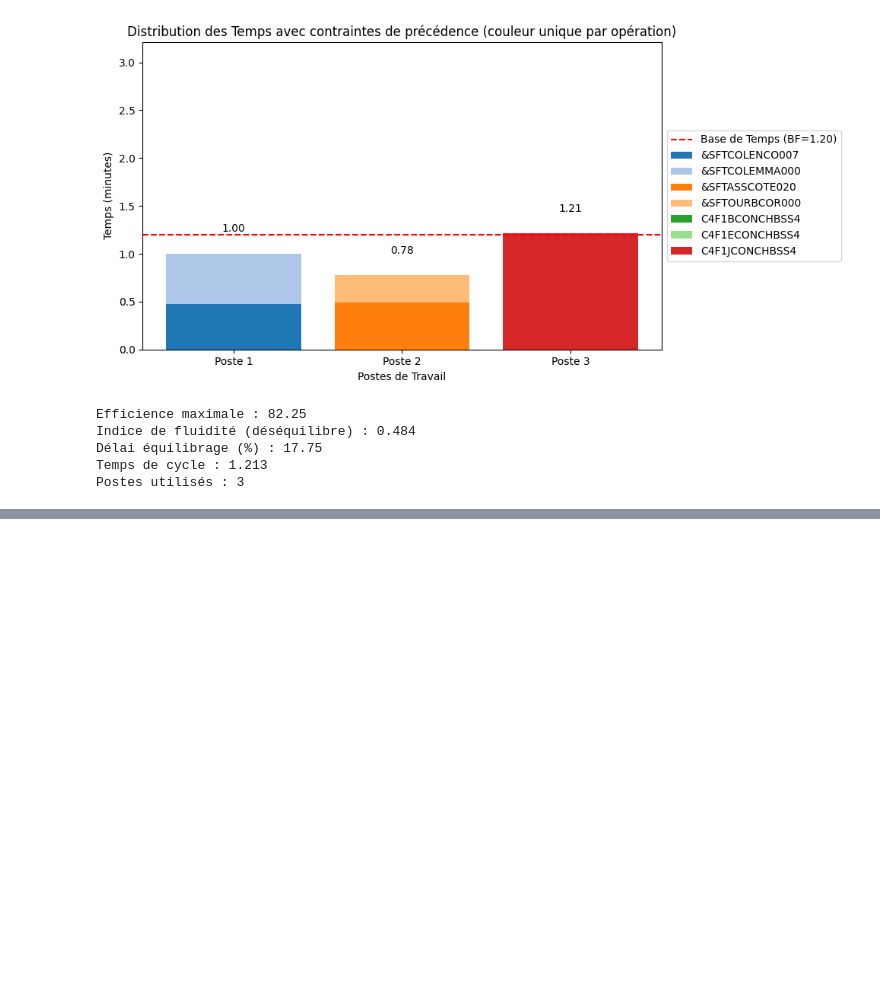
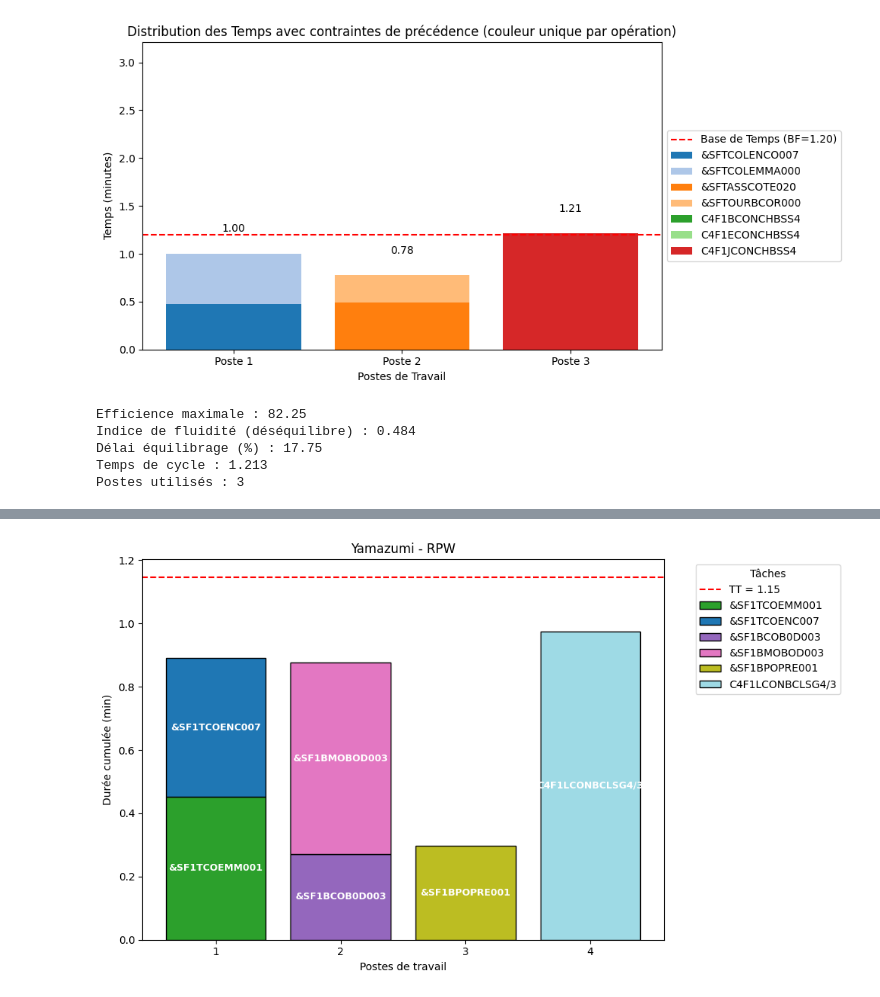
Before and after one commit to khalfaECL/FLB-Line-Balancing, a Jupyter notebook: MTE1.ipynb, the cells around one changed output, grey strips where cells are left out. Drawn from its saved outputs; the diff is of its cells as text; code cells hidden in the pictures; blank space fills up the shorter version.

```diff
--- a/MTE1.ipynb
+++ b/MTE1.ipynb
@@ -426,0 +670,37 @@ Postes utilisés : 3
+# %%
+import matplotlib.pyplot as plt
+import matplotlib.cm as cm
+import numpy as np
+
+def plot_yamazumi(workstations, tasks, TT, title="Yamazumi - RPW"):
+    """ Affiche un diagramme Yamazumi basé sur l'affectation des tâches """
+    plt.figure(figsize=(12, 6))
+    cmap = cm.get_cmap('tab20', len(tasks))
+    color_map = {task: cmap(i) for i, task in enumerate(tasks)}
+
+    for i, ws in enumerate(workstations):
+        bottom = 0
+        for task in ws:
+            duration = tasks[task]['duration']
+            plt.bar(i + 1, duration, bottom=bottom, color=color_map[task],
+                    edgecolor='black', label=task if task not in plt.gca().get_legend_handles_labels()[1] else "")
+            plt.text(i + 1, bottom + duration / 2, task, ha='center', va='center',
+                     fontsize=9, color='white', fontweight='bold')
+            bottom += duration
+
+    plt.axhline(TT, color='red', linestyle='--', label=f'TT = {TT:.2f}')
+    plt.xlabel("Postes de travail")
+    plt.ylabel("Durée cumulée (min)")
+    plt.title(title)
+    plt.xticks(range(1, len(workstations) + 1))
+    plt.legend(title="Tâches", bbox_to_anchor=(1.05, 1), loc='upper left')
+    plt.tight_layout(rect=[0, 0, 0.85, 1])
+    plt.show()
+# %%
+#df['PRED'] = df['PRED'].fillna('').apply(lambda x: [] if x == '' else [i.strip() for i in str(x).split(',')])
+#tasks = {row['Code']: {'duration': row['TIME'], 'predecessors': row['PRED']} for _, row in df.iterrows()}
+#TT = 15  # Exemple de Takt Time
+ws = rpw_balanced_line(tasks, TT)
+plot_yamazumi(ws, tasks, TT)
+# %% [output]
+[figure, added]
```
Also changed, not shown: parts of 8 cells of this notebook.
